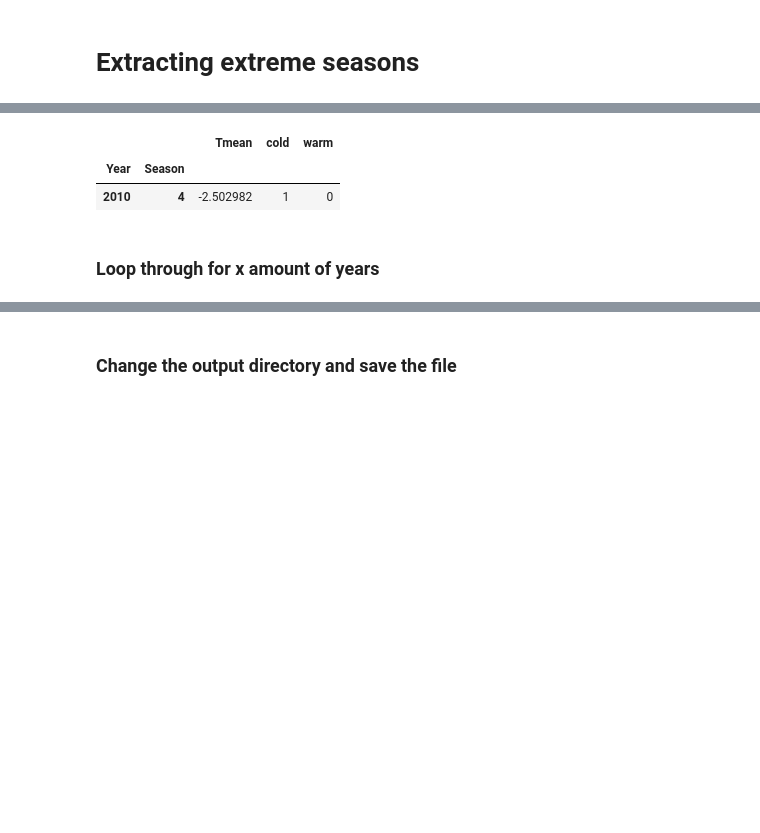
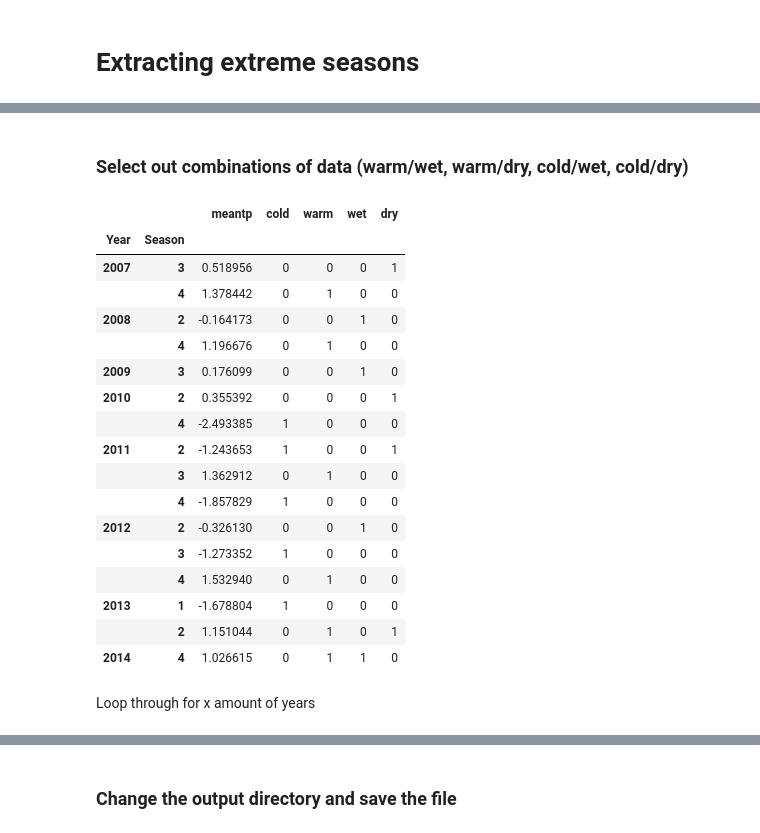
Before and after one commit to podgeflat/block-resampling, a Jupyter notebook: Block Resampling & Z Scores.ipynb, the cells around one changed output, grey strips where cells are left out. Saved outputs shown, nothing was run; the diff lists cells and outputs as text; code cells hidden in the pictures; blank space fills up the shorter version.

```diff
--- a/Block Resampling & Z Scores.ipynb
+++ b/Block Resampling & Z Scores.ipynb
@@ -94,11 +242,9 @@ df2.head()
 # %%
-seasmean = df['Tmean'].groupby(df['Season']).mean()
+seasmean = df['meantp'].groupby(df['Season']).mean()
 sprmean = seasmean['1']
 summean = seasmean['2']
 autmean = seasmean['3']
 winmean = seasmean['4']
-print sprmean
-print summean
-print autmean
-print winmean
+
+print seasmean
 # %% [output]
@@ -111,5 +259,5 @@ print winmean
 # %%
-seasdif = df2['Tmean'].groupby(level=['Year','Season']).mean() - seasmean
+seasdif = df2['meantp'].groupby(level=['Year','Season']).mean() - seasmean
 seasdif
 # %% [output]
 Year  Season
@@ -196,0 +391,4 @@ seasdif2
+# %%
+raindif2 = pd.DataFrame(raindif)
+wet = []
+dry = []
@@ -196,0 +414,4 @@ seasdif2
+# %%
+seasdif2['wet']=wet
+seasdif2['dry']=dry
+seasdif2
@@ -197,15 +437,32 @@ seasdif2
+# %% [markdown]
+### Select out combinations of data (warm/wet, warm/dry, cold/wet, cold/dry)
 # %%
 #identify columns with cold extremes (could do the same for warm but there are none)
-seasdif2[seasdif2.cold == 1]
+seasdif2.loc[(seasdif2.cold==1) | (seasdif2.dry==1) | (seasdif2.warm==1) | (seasdif2.wet ==1)]
 # %% [output]
-|  |  | Tmean | cold | warm |
-| Year | Season |  |  |  |
-| 2010 | 4 | -2.502982 | 1 | 0 |
+|  |  | meantp | cold | warm | wet | dry |
+| Year | Season |  |  |  |  |  |
+| 2007 | 3 | 0.518956 | 0 | 0 | 0 | 1 |
+|  | 4 | 1.378442 | 0 | 1 | 0 | 0 |
+| 2008 | 2 | -0.164173 | 0 | 0 | 1 | 0 |
+|  | 4 | 1.196676 | 0 | 1 | 0 | 0 |
+| 2009 | 3 | 0.176099 | 0 | 0 | 1 | 0 |
+| 2010 | 2 | 0.355392 | 0 | 0 | 0 | 1 |
+|  | 4 | -2.493385 | 1 | 0 | 0 | 0 |
+| 2011 | 2 | -1.243653 | 1 | 0 | 0 | 1 |
+|  | 3 | 1.362912 | 0 | 1 | 0 | 0 |
+|  | 4 | -1.857829 | 1 | 0 | 0 | 0 |
+| 2012 | 2 | -0.326130 | 0 | 0 | 1 | 0 |
+|  | 3 | -1.273352 | 1 | 0 | 0 | 0 |
+|  | 4 | 1.532940 | 0 | 1 | 0 | 0 |
+| 2013 | 1 | -1.678804 | 1 | 0 | 0 | 0 |
+|  | 2 | 1.151044 | 0 | 1 | 0 | 1 |
+| 2014 | 4 | 1.026615 | 0 | 1 | 1 | 0 |
 # %%
 #blank dataframe
 future = pd.DataFrame()
 # %% [markdown]
-### Loop through for x amount of years
+Loop through for x amount of years
 # %%
 for i in range(outputyears):
     for season in ['1', '2', '3', '4']:
```
Also changed, not shown: parts of 72 cells of this notebook.
